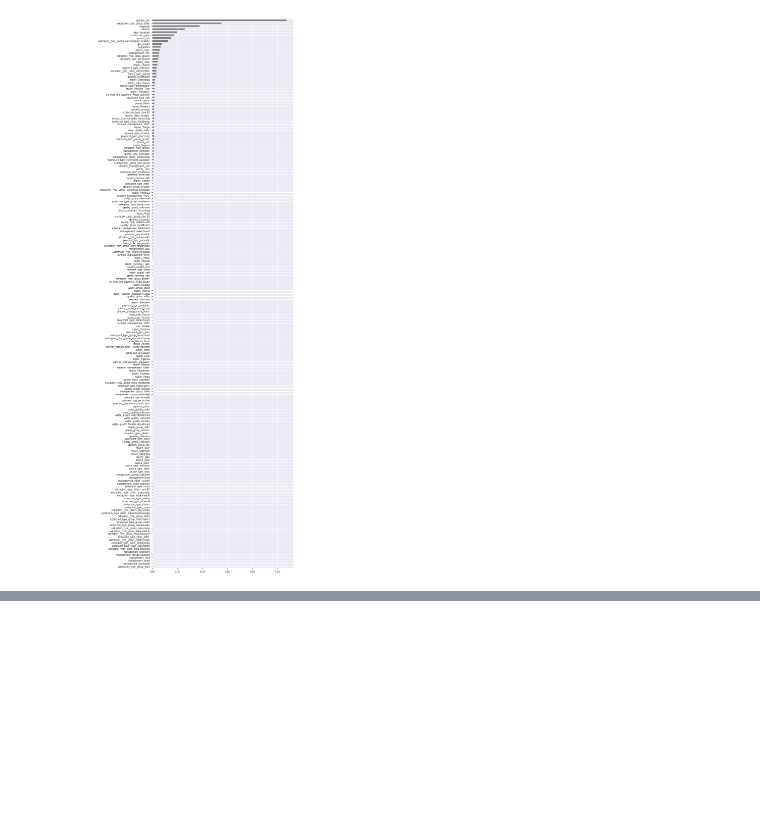
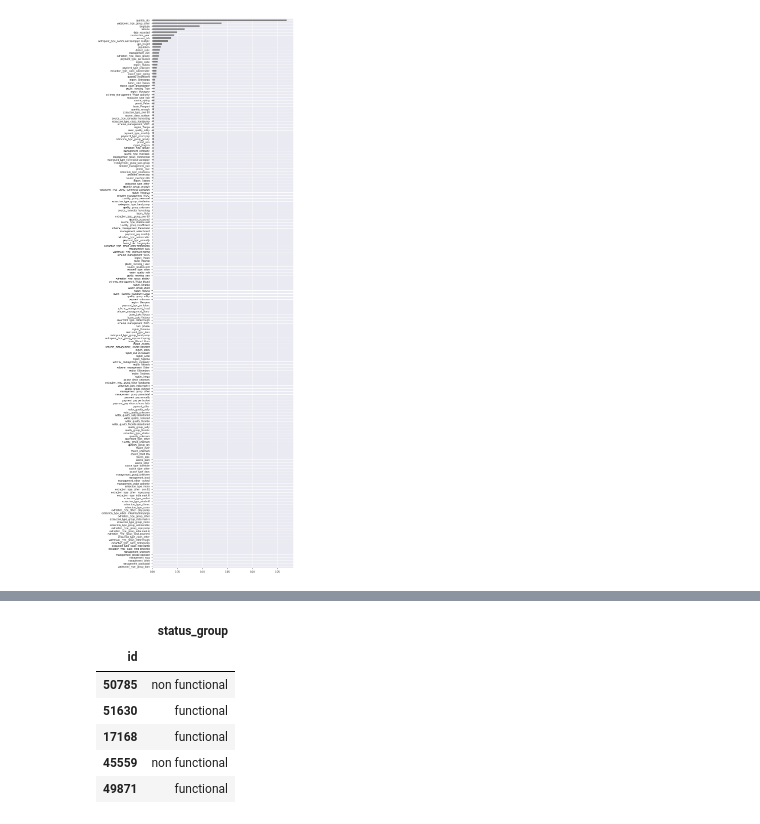
Before and after one commit to ekoly/DS-Unit-2-Kaggle-Challenge, a Jupyter notebook: module1/LS_DS_221_assignment.ipynb, the cells around one changed output, grey strips where cells are left out. Drawn from its saved outputs; the diff is of its cells as text; code cells hidden in the pictures; blank space fills up the shorter version.

```diff
--- a/module1/LS_DS_221_assignment.ipynb
+++ b/module1/LS_DS_221_assignment.ipynb
@@ -269,0 +267,17 @@ np.savetxt("results.csv", y_pred, delimiter=",", fmt="%s")
+# %%
+y_pred = pipeline.predict(X_test)
+
+
+pred = pd.DataFrame(data={"status_group": y_pred}, index=test["id"])
+
+pred.to_csv("results.csv")
+# %%
+pred.head()
+# %% [output]
+|  | status_group |
+| id |  |
+| 50785 | non functional |
+| 51630 | functional |
+| 17168 | functional |
+| 45559 | non functional |
+| 49871 | functional |
```
Also changed, not shown: parts of 1 cell of this notebook.
